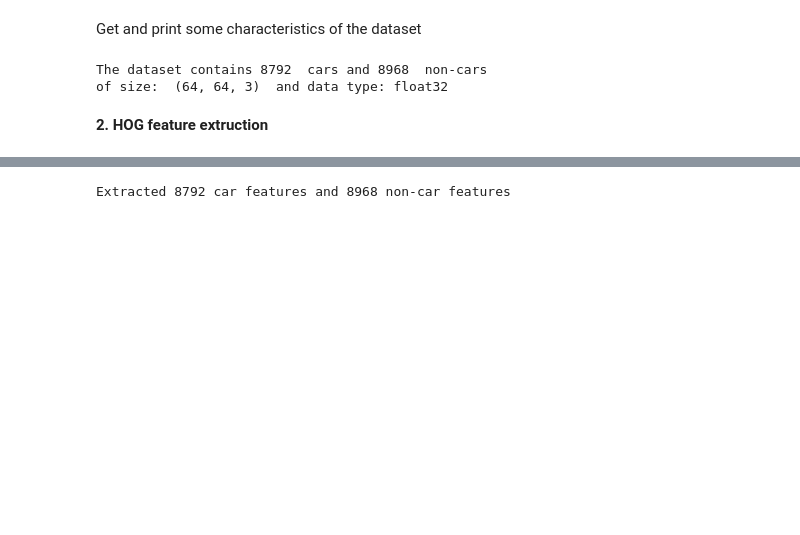
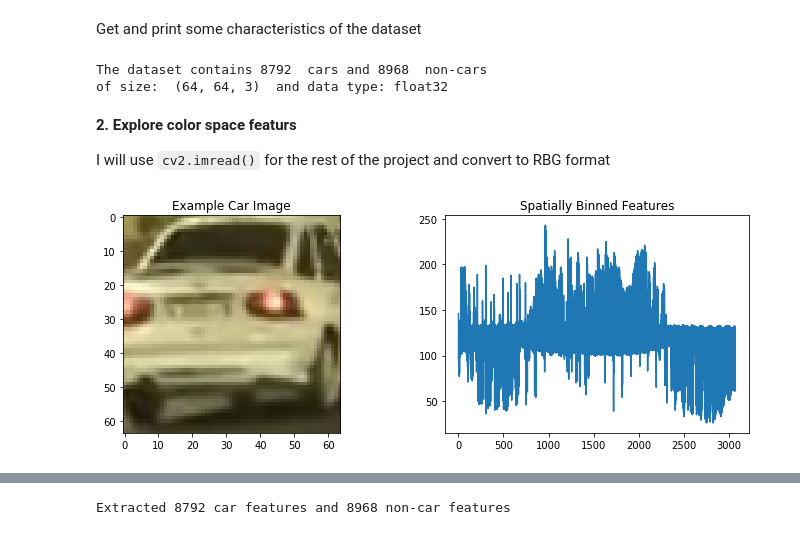
Before and after one commit to ek8203/CarND-Vehicle-Detection, a Jupyter notebook: vehicle_detection.ipynb, the cells around one changed output, grey strips where cells are left out. Saved outputs shown, nothing was run; the diff lists cells and outputs as text; code cells hidden in the pictures; blank space fills up the shorter version.

```diff
--- a/vehicle_detection.ipynb
+++ b/vehicle_detection.ipynb
@@ -69,5 +71,40 @@ print('of size: ',data_info["image_shape"], ' and data type:',
 # %% [output]
 The dataset contains 8792  cars and 8968  non-cars
 of size:  (64, 64, 3)  and data type: float32
-# %% [markdown]
-**2. HOG feature extruction**
+# %% [markdown]
+**2. Explore color space featurs**
+
+I will use `cv2.imread()` for the rest of the project and convert to RBG format
+# %%
+from p5lib.features import *
+import matplotlib.pyplot as plt
+%matplotlib inline
+
+# Generate a random index to look at a car image
+ind = np.random.randint(0, len(cars))
+
+# Read in the image
+#image = mpimg.imread(cars[ind])
+image = cv2.imread(cars[ind])
+image = cv2.cvtColor(image, cv2.COLOR_BGR2RGB)
+
+# Define color channels and the spatial bin size
+color_space='YCrCb' #'RBG' #'LUV' #'HSV'
+spatial_size=(32, 32)
+
+feature_vec = get_bin_spatial(image, color_space=color_space, size=spatial_size)
+
+# Plot the example features
+figure = plt.figure(figsize=(12,4))
+plt.subplot(121)
+plt.imshow(image)
+plt.title('Example Car Image')
+plt.subplot(122)
+plt.plot(feature_vec)
+plt.title('Spatially Binned Features')
+plt.show()
+figure.tight_layout()
+#figure.savefig('output_images/spatially_binned.jpg')   # save the figure to file
+plt.close(figure)    # close the figure
+# %% [output]
+[figure, added]
```
Also changed, not shown: parts of 17 cells of this notebook.
